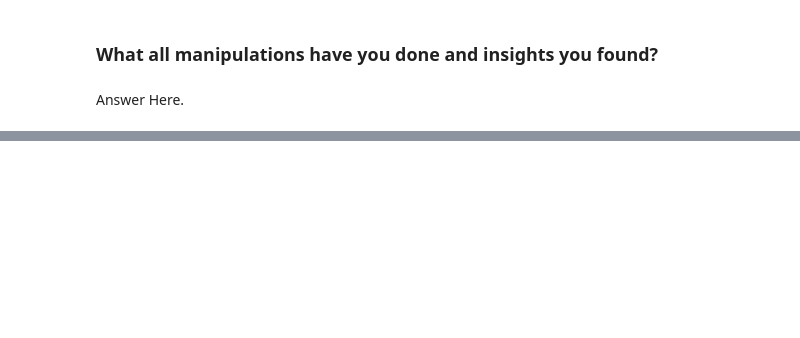
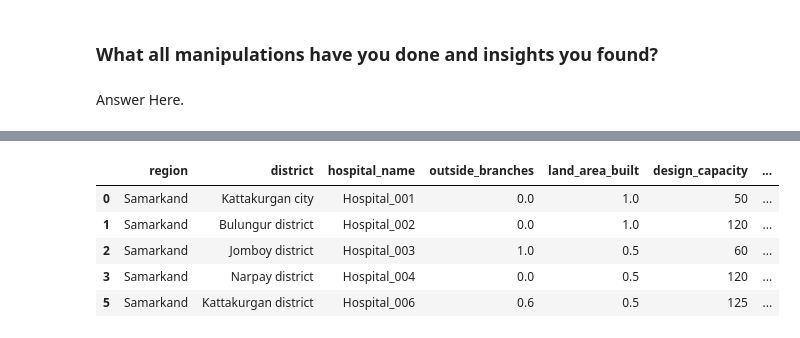
Before and after one commit to Kartikrast/social-infra-prediction-model, a Jupyter notebook: python_files/steps.ipynb, the cells around one changed output, grey strips where cells are left out. Cells and saved outputs as stored; diff of their text form; code cells hidden in the pictures; blank space fills up the shorter version.

Commit message:
Created L-2 workflow for Hospital DF

```diff
--- a/python_files/steps.ipynb
+++ b/python_files/steps.ipynb
@@ -2094,0 +2812,12 @@ Answer Here.
+# %%
+# getting numerical columns on the basis of 'number'
+numerical_cols = hospital_df.select_dtypes(include=['number']).columns.tolist()
+
+# getting categorical columns (object, category, or boolean types)
+categorical_cols = hospital_df.select_dtypes(include=['object', 'category', 'bool']).columns.tolist()
+
+# let's check all the unique values in our hospital_df's categorical columns
+# Print unique values for each column
+for col in categorical_cols:
+    print(f"\n{col}:")
+    print(hospital_df[col].unique())
@@ -2094,0 +3136,3 @@ Answer Here.
+# %%
+#now as we have the % of build area and vacant aread we can simply drop the land_area_total
+hospital_df.drop('land_area_total', axis=1, inplace=True)
@@ -2094,0 +3166,35 @@ Answer Here.
+# %%
+# Assume current year
+current_year = datetime.now().year
+
+# Use year_renovated if available, otherwise year_built
+hospital_df['effective_year'] = hospital_df[['year_renovated', 'year_built']].max(axis=1)
+hospital_df['building_age'] = current_year - hospital_df['effective_year']
+
+# Define a scoring function: newer buildings get higher scores
+def age_score(age):
+    if pd.isnull(age):
+        return 0
+    elif age <= 5:
+        return 1.0
+    elif age <= 10:
+        return 0.8
+    elif age <= 20:
+        return 0.6
+    elif age <= 40:
+        return 0.4
+    else:
+        return 0.2
+
+hospital_df['age_score'] = hospital_df['building_age'].apply(age_score)
+# %%
+# now that we have assigned the age_score we can drop all the non required columns
+hospital_df.drop(hospital_df[['effective_year', 'building_age', 'year_built', 'year_renovated']], axis=1, inplace=True)
+hospital_df.head()
+# %% [output]
+|  | region | district | hospital_name | outside_branches | land_area_built | design_capacity | ... |
+| 0 | Samarkand | Kattakurgan city | Hospital_001 | 0.0 | 1.0 | 50 | ... |
+| 1 | Samarkand | Bulungur district | Hospital_002 | 0.0 | 1.0 | 120 | ... |
+| 2 | Samarkand | Jomboy district | Hospital_003 | 1.0 | 0.5 | 60 | ... |
+| 3 | Samarkand | Narpay district | Hospital_004 | 0.0 | 0.5 | 120 | ... |
+| 5 | Samarkand | Kattakurgan district | Hospital_006 | 0.6 | 0.5 | 125 | ... |
```
Also changed, not shown: parts of 44 cells of this notebook.
